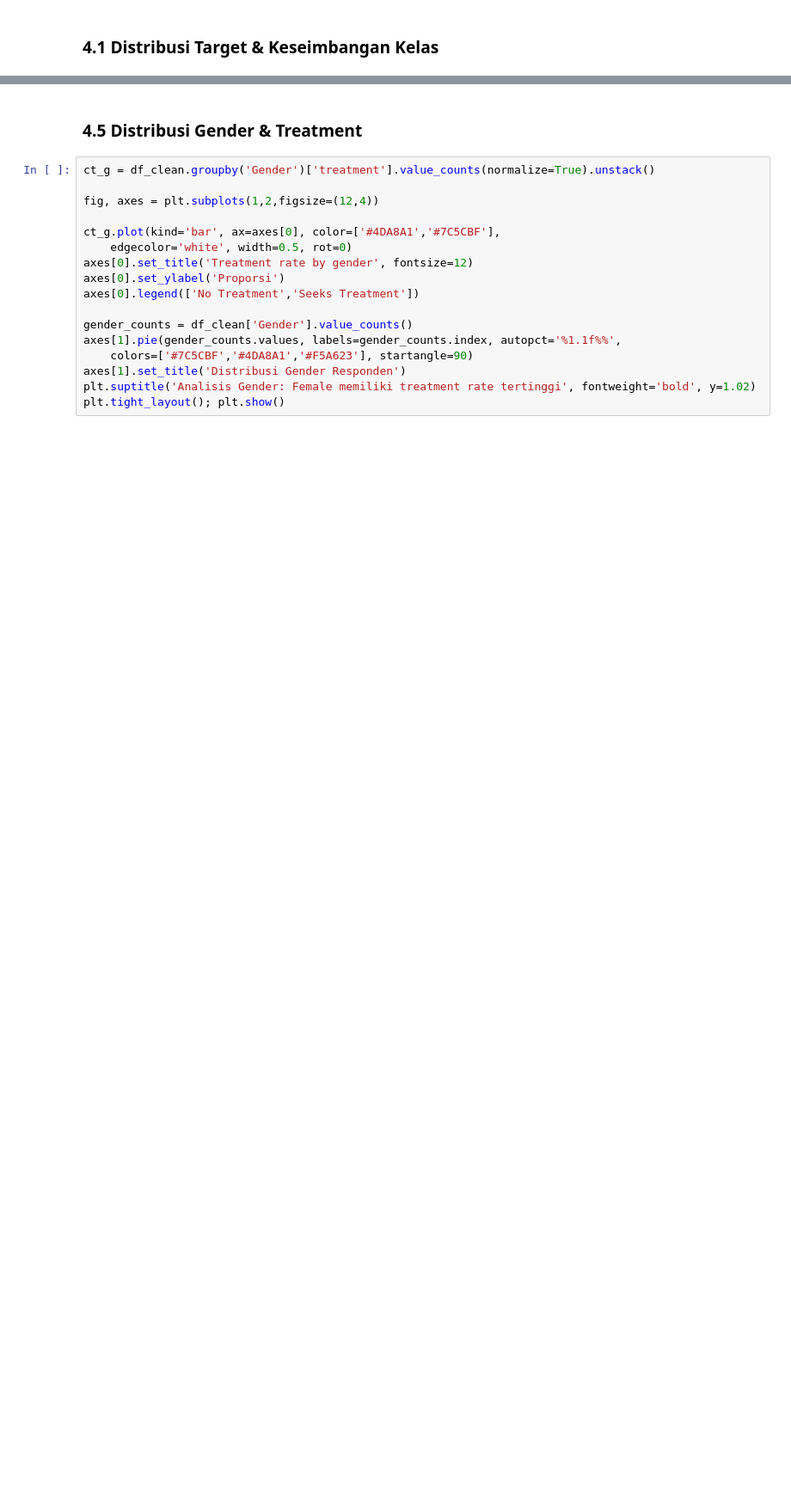
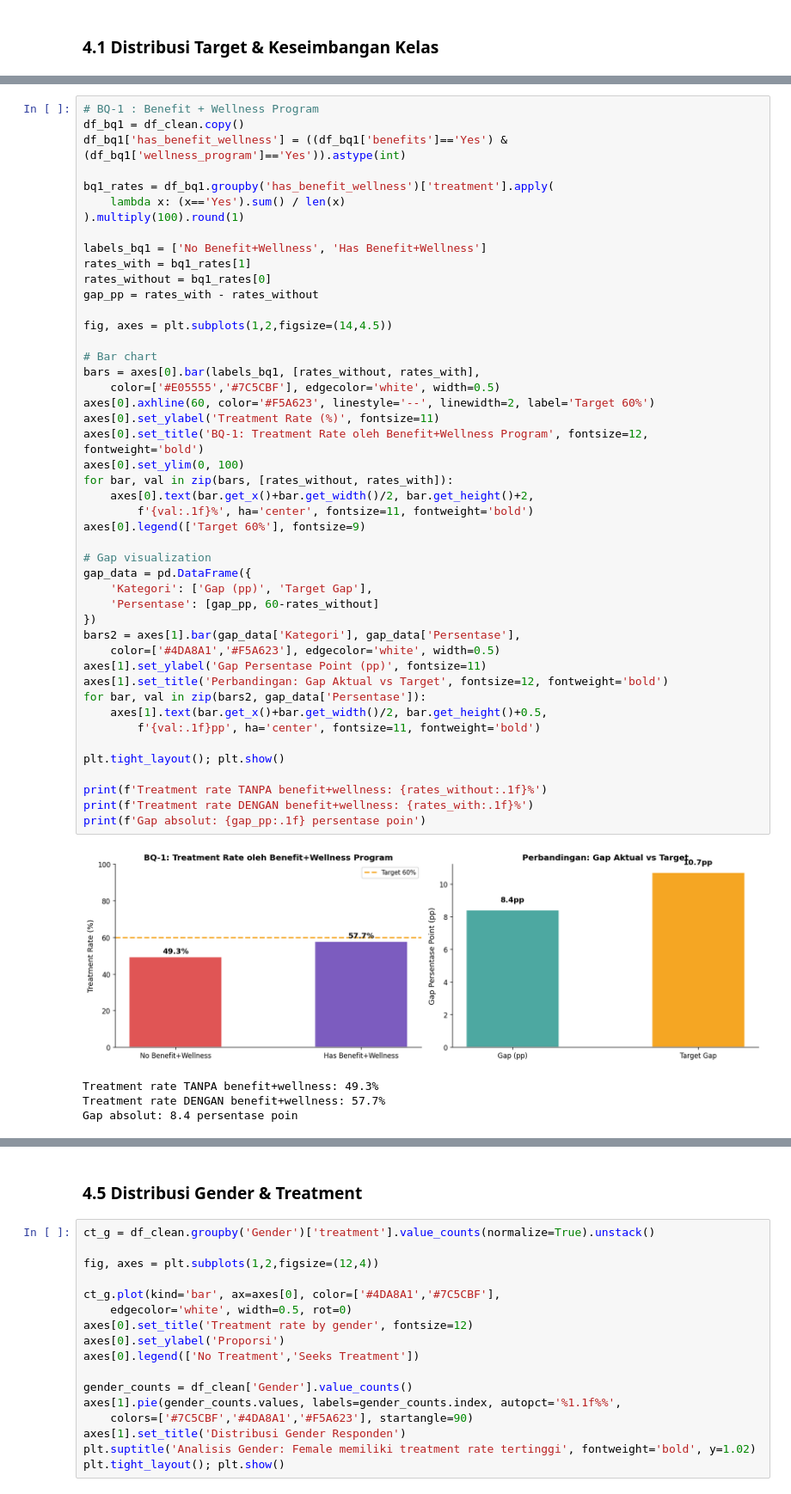
Before and after one commit to danyaryam/data, a Jupyter notebook: PsyScreening.ipynb, the cells around one changed output, grey strips where cells are left out. Shown at 86% size. Cells and saved outputs as stored; diff of their text form; blank space fills up the shorter version.

```diff
--- a/PsyScreening.ipynb
+++ b/PsyScreening.ipynb
@@ -356,0 +259,51 @@ plt.tight_layout(); plt.show()
+# %%
+# BQ-1 : Benefit + Wellness Program
+df_bq1 = df_clean.copy()
+df_bq1['has_benefit_wellness'] = ((df_bq1['benefits']=='Yes') & (df_bq1['wellness_program']=='Yes')).astype(int)
+
+bq1_rates = df_bq1.groupby('has_benefit_wellness')['treatment'].apply(
+    lambda x: (x=='Yes').sum() / len(x)
+).multiply(100).round(1)
+
+labels_bq1 = ['No Benefit+Wellness', 'Has Benefit+Wellness']
+rates_with = bq1_rates[1]
+rates_without = bq1_rates[0]
+gap_pp = rates_with - rates_without
+
+fig, axes = plt.subplots(1,2,figsize=(14,4.5))
+
+# Bar chart
+bars = axes[0].bar(labels_bq1, [rates_without, rates_with],
+    color=['#E05555','#7C5CBF'], edgecolor='white', width=0.5)
+axes[0].axhline(60, color='#F5A623', linestyle='--', linewidth=2, label='Target 60%')
+axes[0].set_ylabel('Treatment Rate (%)', fontsize=11)
+axes[0].set_title('BQ-1: Treatment Rate oleh Benefit+Wellness Program', fontsize=12, fontweight='bold')
+axes[0].set_ylim(0, 100)
+for bar, val in zip(bars, [rates_without, rates_with]):
+    axes[0].text(bar.get_x()+bar.get_width()/2, bar.get_height()+2,
+        f'{val:.1f}%', ha='center', fontsize=11, fontweight='bold')
+axes[0].legend(['Target 60%'], fontsize=9)
+
+# Gap visualization
+gap_data = pd.DataFrame({
+    'Kategori': ['Gap (pp)', 'Target Gap'],
+    'Persentase': [gap_pp, 60-rates_without]
+})
+bars2 = axes[1].bar(gap_data['Kategori'], gap_data['Persentase'],
+    color=['#4DA8A1','#F5A623'], edgecolor='white', width=0.5)
+axes[1].set_ylabel('Gap Persentase Point (pp)', fontsize=11)
+axes[1].set_title('Perbandingan: Gap Aktual vs Target', fontsize=12, fontweight='bold')
+for bar, val in zip(bars2, gap_data['Persentase']):
+    axes[1].text(bar.get_x()+bar.get_width()/2, bar.get_height()+0.5,
+        f'{val:.1f}pp', ha='center', fontsize=11, fontweight='bold')
+
+plt.tight_layout(); plt.show()
+
+print(f'Treatment rate TANPA benefit+wellness: {rates_without:.1f}%')
+print(f'Treatment rate DENGAN benefit+wellness: {rates_with:.1f}%')
+print(f'Gap absolut: {gap_pp:.1f} persentase poin')
+# %% [output]
+[figure, added]
+Treatment rate TANPA benefit+wellness: 49.3%
+Treatment rate DENGAN benefit+wellness: 57.7%
+Gap absolut: 8.4 persentase poin
```
Also changed, not shown: parts of 35 cells of this notebook.
